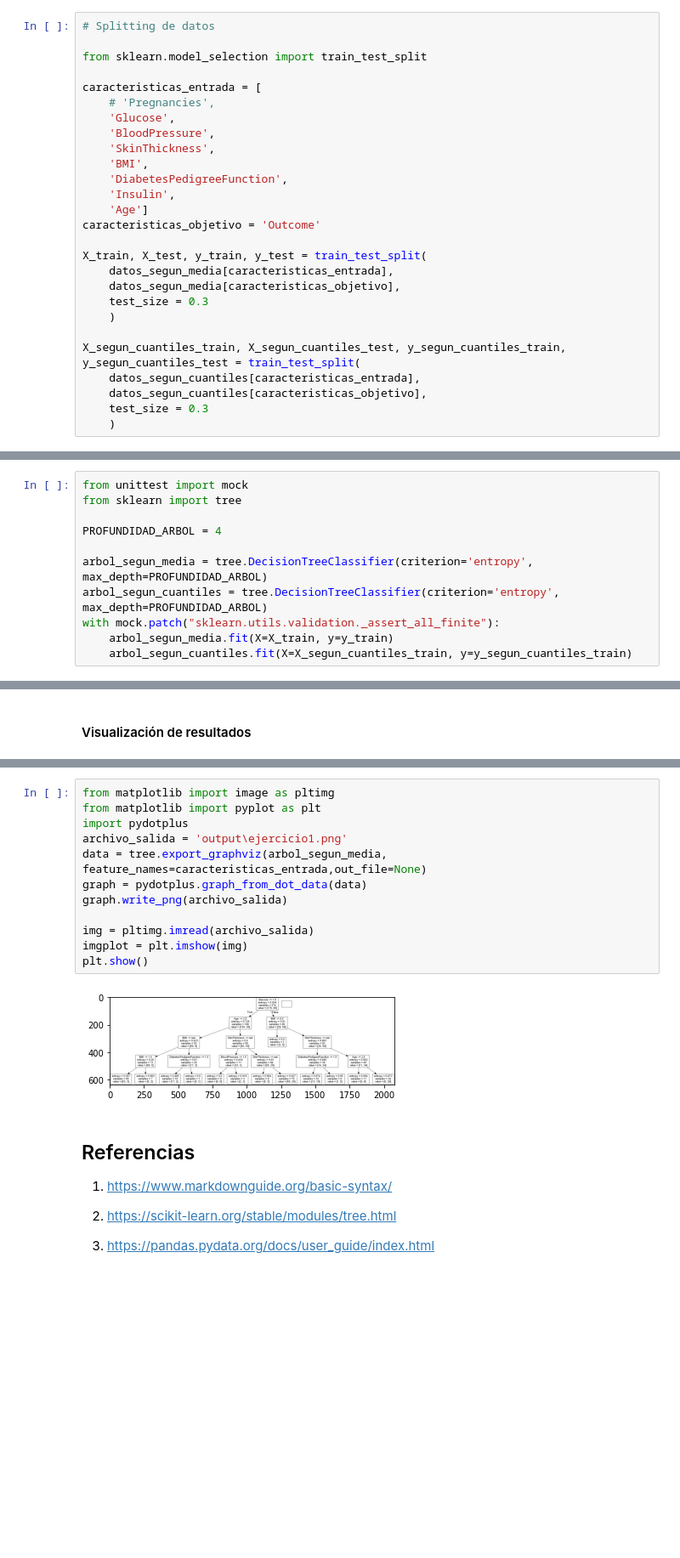
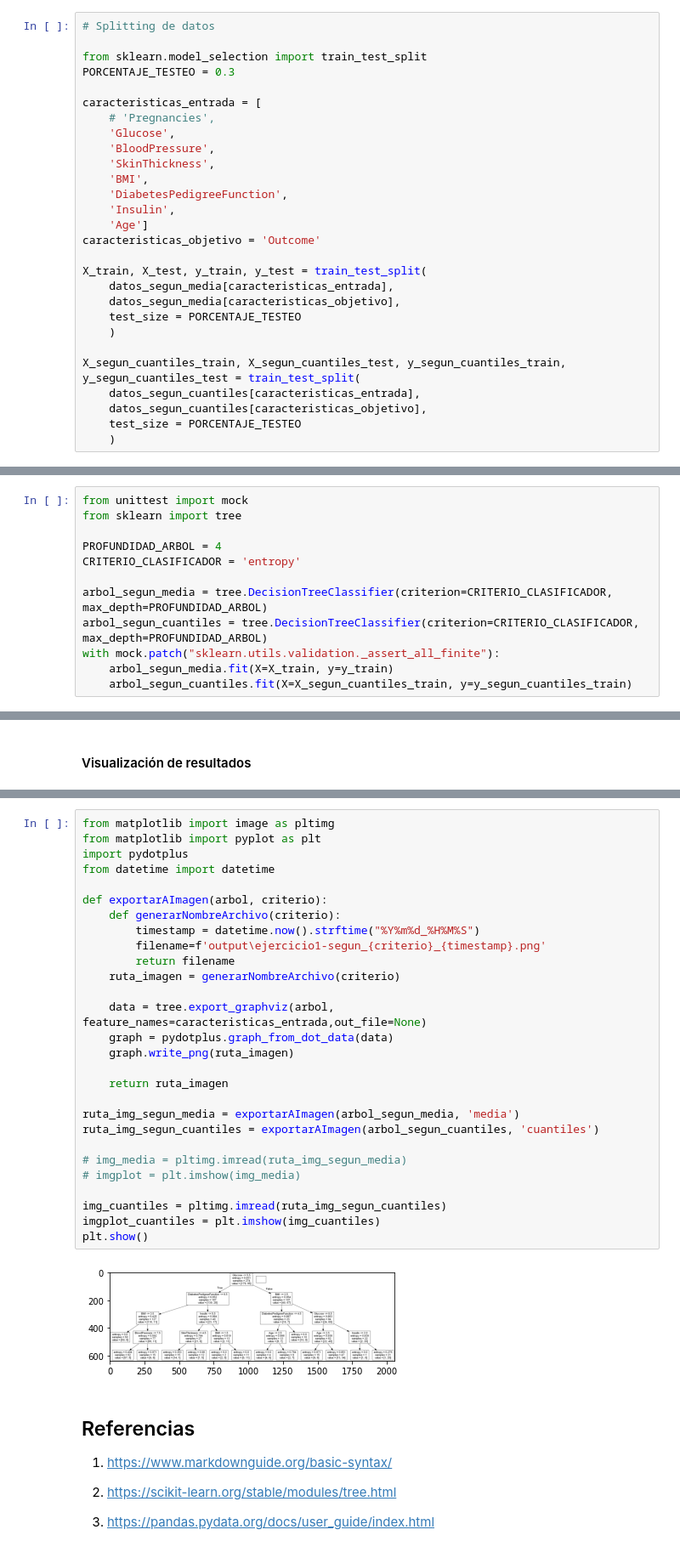
Before and after one commit to allanes/curso_aprendizaje_autom_tp1, a Jupyter notebook: ejercicio1.ipynb, the cells around one changed output, grey strips where cells are left out. Shown at 85% size. Saved outputs shown, nothing was run; the diff lists cells and outputs as text; blank space fills up the shorter version.

Commit message:
ya genera los 2 arboles de salida, pero muestra solo 1

```diff
--- a/ejercicio1.ipynb
+++ b/ejercicio1.ipynb
@@ -139,6 +139,7 @@ DiabetesPedigreeFunction
 # Splitting de datos
 
 from sklearn.model_selection import train_test_split
+PORCENTAJE_TESTEO = 0.3
 
 caracteristicas_entrada = [
     # 'Pregnancies',
@@ -154,13 +155,13 @@ caracteristicas_objetivo = 'Outcome'
 X_train, X_test, y_train, y_test = train_test_split(
     datos_segun_media[caracteristicas_entrada],
     datos_segun_media[caracteristicas_objetivo],
-    test_size = 0.3
+    test_size = PORCENTAJE_TESTEO
     )
 
 X_segun_cuantiles_train, X_segun_cuantiles_test, y_segun_cuantiles_train, y_segun_cuantiles_test = train_test_split(
     datos_segun_cuantiles[caracteristicas_entrada],
     datos_segun_cuantiles[caracteristicas_objetivo],
-    test_size = 0.3
+    test_size = PORCENTAJE_TESTEO
     )
 # %% [markdown]
 ### Configuración y entrenamiento del modelo
@@ -169,9 +170,10 @@ from unittest import mock
 from sklearn import tree
 
 PROFUNDIDAD_ARBOL = 4
+CRITERIO_CLASIFICADOR = 'entropy'
 
-arbol_segun_media = tree.DecisionTreeClassifier(criterion='entropy', max_depth=PROFUNDIDAD_ARBOL)
-arbol_segun_cuantiles = tree.DecisionTreeClassifier(criterion='entropy', max_depth=PROFUNDIDAD_ARBOL)
+arbol_segun_media = tree.DecisionTreeClassifier(criterion=CRITERIO_CLASIFICADOR, max_depth=PROFUNDIDAD_ARBOL)
+arbol_segun_cuantiles = tree.DecisionTreeClassifier(criterion=CRITERIO_CLASIFICADOR, max_depth=PROFUNDIDAD_ARBOL)
 with mock.patch("sklearn.utils.validation._assert_all_finite"):
     arbol_segun_media.fit(X=X_train, y=y_train)
     arbol_segun_cuantiles.fit(X=X_segun_cuantiles_train, y=y_segun_cuantiles_train)
@@ -210,17 +212,33 @@ plt.show()
 # %%
 from matplotlib import image as pltimg
 from matplotlib import pyplot as plt
 import pydotplus
-archivo_salida = 'output\ejercicio1.png'
-data = tree.export_graphviz(arbol_segun_media, feature_names=caracteristicas_entrada,out_file=None)
-graph = pydotplus.graph_from_dot_data(data)
-graph.write_png(archivo_salida)
+from datetime import datetime
 
-img = pltimg.imread(archivo_salida)
-imgplot = plt.imshow(img)
+def exportarAImagen(arbol, criterio):
+    def generarNombreArchivo(criterio):
+        timestamp = datetime.now().strftime("%Y%m%d_%H%M%S")
+        filename=f'output\ejercicio1-segun_{criterio}_{timestamp}.png'
+        return filename
+    ruta_imagen = generarNombreArchivo(criterio)
+
+    data = tree.export_graphviz(arbol, feature_names=caracteristicas_entrada,out_file=None)
+    graph = pydotplus.graph_from_dot_data(data)
+    graph.write_png(ruta_imagen)
+
+    return ruta_imagen
+
+ruta_img_segun_media = exportarAImagen(arbol_segun_media, 'media')
+ruta_img_segun_cuantiles = exportarAImagen(arbol_segun_cuantiles, 'cuantiles')
+
+# img_media = pltimg.imread(ruta_img_segun_media)
+# imgplot = plt.imshow(img_media)
+
+img_cuantiles = pltimg.imread(ruta_img_segun_cuantiles)
+imgplot_cuantiles = plt.imshow(img_cuantiles)
 plt.show()
 # %% [output]
-[figure, old version]
+[figure, new version]
 # %% [markdown]
 ## Referencias
 
```
Also changed, not shown: parts of 2 cells of this notebook, 1 other file.
